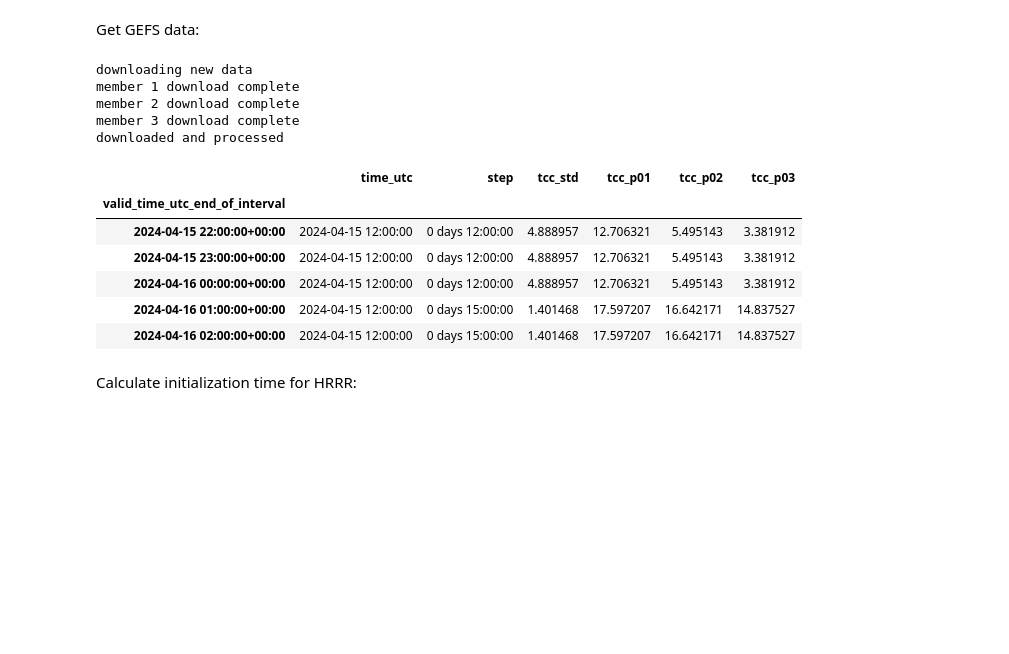
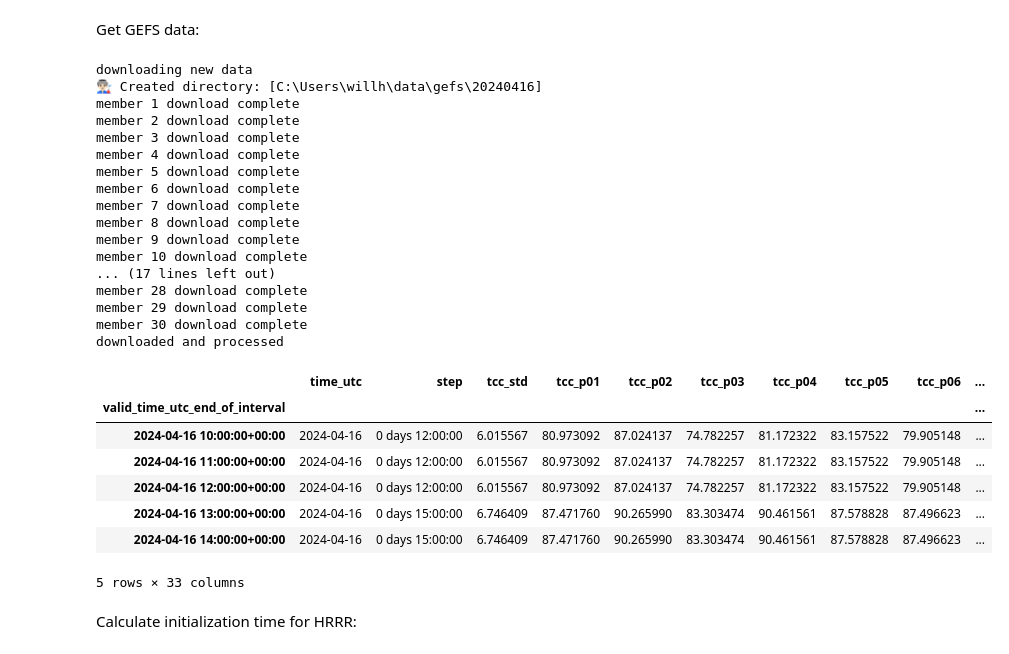
Before and after one commit to williamhobbs/solar-fleet-forecast-probability-tool, a Jupyter notebook: 10_operational_forecast_example.ipynb, the cells around one changed output. Drawn from its saved outputs; the diff is of its cells as text; code cells hidden in the pictures; blank space fills up the shorter version.

```diff
--- a/10_operational_forecast_example.ipynb
+++ b/10_operational_forecast_example.ipynb
@@ -31,40 +31,53 @@ print(init_time)
 # %% [markdown]
 Get GEFS data:
 # %%
-num_members = 3 # Number of ensemble members to pull, max of 30
+num_members = 30 # Number of ensemble members to pull, max of 30
 freq='1D' # how often to pull a new forecast
 fxx_interval = 3 # time step of the forecast, GEFS has 3 hour intervals
 fxx_range = range(12,46,fxx_interval)
 
 # lat, lon extent for region of interest
 # (left lon, right lon, lower lat, upper lat)
 region_extent = [-92, -80, 29, 36]
 
 start = init_time
 end = init_time
 
 save_dir = 'nc_files/gefs/'
 remove_grib=True
 w_avg_tcc = get_tcc_fcasts_fastherbie(start, end, freq, fxx_range, plants_df,
                               region_extent=region_extent, num_members=num_members,
-                              save=False, save_dir='', attempts=5, remove_grib=False)
+                              save=False, save_dir='', attempts=5, remove_grib=True)
 
 # clean up indices and localize to UTC
 w_avg_tcc = w_avg_tcc.reset_index().set_index('valid_time_utc_end_of_interval').tz_localize('UTC')
 w_avg_tcc.head()
 # %% [output]
 downloading new data
+👨🏻‍🏭 Created directory: [C:\Users\willh\data\gefs\20240416]
 member 1 download complete
 member 2 download complete
 member 3 download complete
+member 4 download complete
+member 5 download complete
+member 6 download complete
+member 7 download complete
+member 8 download complete
+member 9 download complete
+member 10 download complete
+... (17 lines left out)
+member 28 download complete
+member 29 download complete
+member 30 download complete
 downloaded and processed
-|  | time_utc | step | tcc_std | tcc_p01 | tcc_p02 | tcc_p03 |
-| valid_time_utc_end_of_interval |  |  |  |  |  |  |
-| 2024-04-15 22:00:00+00:00 | 2024-04-15 12:00:00 | 0 days 12:00:00 | 4.888957 | 12.706321 | 5.495143 | 3.381912 |
-| 2024-04-15 23:00:00+00:00 | 2024-04-15 12:00:00 | 0 days 12:00:00 | 4.888957 | 12.706321 | 5.495143 | 3.381912 |
-| 2024-04-16 00:00:00+00:00 | 2024-04-15 12:00:00 | 0 days 12:00:00 | 4.888957 | 12.706321 | 5.495143 | 3.381912 |
-| 2024-04-16 01:00:00+00:00 | 2024-04-15 12:00:00 | 0 days 15:00:00 | 1.401468 | 17.597207 | 16.642171 | 14.837527 |
-| 2024-04-16 02:00:00+00:00 | 2024-04-15 12:00:00 | 0 days 15:00:00 | 1.401468 | 17.597207 | 16.642171 | 14.837527 |
+|  | time_utc | step | tcc_std | tcc_p01 | tcc_p02 | tcc_p03 | tcc_p04 | tcc_p05 | tcc_p06 | ... |
+| valid_time_utc_end_of_interval |  |  |  |  |  |  |  |  |  | ... |
+| 2024-04-16 10:00:00+00:00 | 2024-04-16 | 0 days 12:00:00 | 6.015567 | 80.973092 | 87.024137 | 74.782257 | 81.172322 | 83.157522 | 79.905148 | ... |
+| 2024-04-16 11:00:00+00:00 | 2024-04-16 | 0 days 12:00:00 | 6.015567 | 80.973092 | 87.024137 | 74.782257 | 81.172322 | 83.157522 | 79.905148 | ... |
+| 2024-04-16 12:00:00+00:00 | 2024-04-16 | 0 days 12:00:00 | 6.015567 | 80.973092 | 87.024137 | 74.782257 | 81.172322 | 83.157522 | 79.905148 | ... |
+| 2024-04-16 13:00:00+00:00 | 2024-04-16 | 0 days 15:00:00 | 6.746409 | 87.471760 | 90.265990 | 83.303474 | 90.461561 | 87.578828 | 87.496623 | ... |
+| 2024-04-16 14:00:00+00:00 | 2024-04-16 | 0 days 15:00:00 | 6.746409 | 87.471760 | 90.265990 | 83.303474 | 90.461561 | 87.578828 | 87.496623 | ... |
+5 rows × 33 columns
 # %% [markdown]
 Calculate initialization time for HRRR:
 # %%
```
Also changed, not shown: parts of 6 cells of this notebook.
